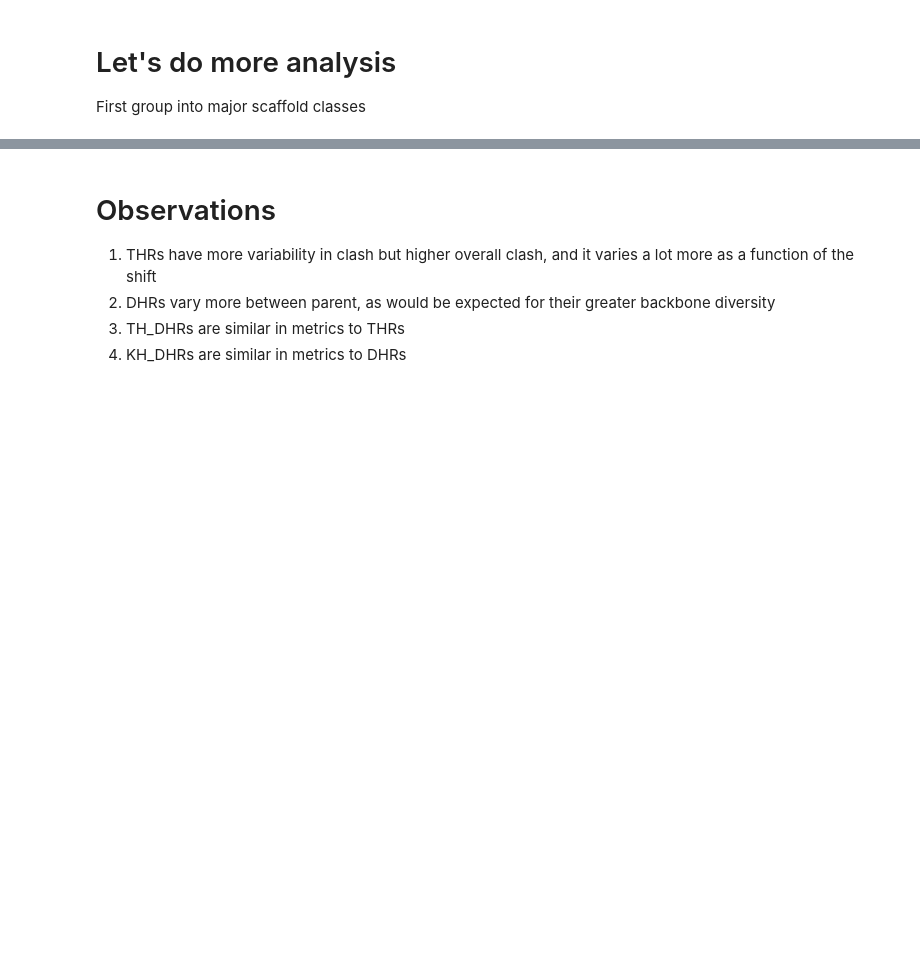
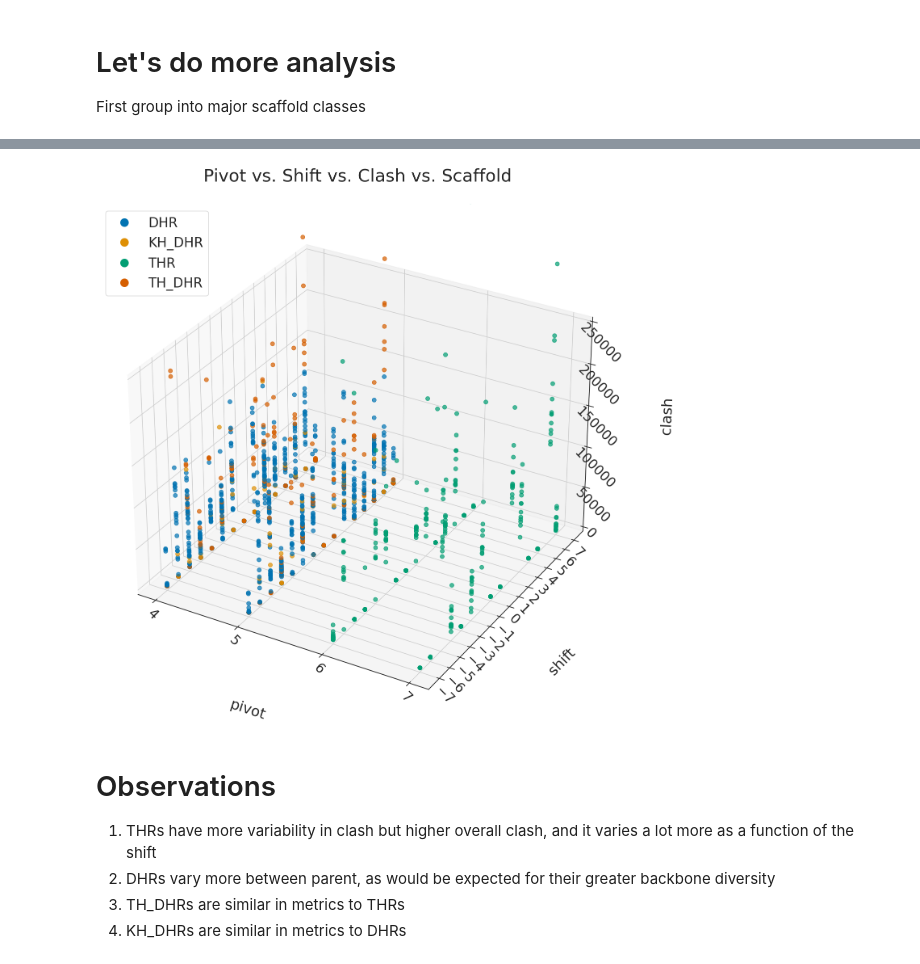
Before and after one commit to proleu/hinges, a Jupyter notebook: 01_make_states.ipynb, the cells around one changed output, grey strips where cells are left out. Cells and saved outputs as stored; diff of their text form; code cells hidden in the pictures; blank space fills up the shorter version.

```diff
--- a/01_make_states.ipynb
+++ b/01_make_states.ipynb
@@ -567,28 +711,33 @@ scores_df.groupby(["scaffold"]).mean()
 # %%
 palette = list(sns.color_palette("colorblind", 256).as_hex())
 palette = palette[:4]
 scaffold_classes = sorted(list(set(scores_df.scaffold.values)))
 color_dict = dict(zip(scaffold_classes, palette))
 
 x = [int(x) for x in scores_df["pivot_helix"]]
 y = [int(x) for x in scores_df["shift"]]
 z = list(scores_df["bb_clash"])
 c = [color_dict[x] for x in list(scores_df["scaffold"])]
 
-fig = plt.figure(figsize=(20,20), tight_layout=True)
+fig = plt.figure(figsize=(20, 20), tight_layout=True)
 ax = fig.add_subplot(111, projection="3d")
 sc = ax.scatter(x, y, z, c=c, s=100, alpha=0.7)
 ax.set_xlabel("pivot", labelpad=100)
 ax.set_ylabel("shift", labelpad=100)
 ax.set_zlabel("clash", labelpad=100)
-ax.set_zlim(0,250000)
+ax.set_zlim(0, 250000)
 ax.tick_params(axis="both", labelrotation=-45)
-ax.set_xticks([4,5,6,7])
-ax.set_yticks(range(-7,8))
-markers = [plt.Line2D([0,0],[0,0],color=color, marker="o", markersize=20, linestyle="") for color in color_dict.values()]
+ax.set_xticks([4, 5, 6, 7])
+ax.set_yticks(range(-7, 8))
+markers = [
+    plt.Line2D([0, 0], [0, 0], color=color, marker="o", markersize=20, linestyle="")
+    for color in color_dict.values()
+]
 plt.legend(markers, color_dict.keys(), numpoints=1)
 fig.suptitle("Pivot vs. Shift vs. Clash vs. Scaffold")
 plt.savefig("figs/01_pivot_vs_shift_vs_clash_subgrouped_scaffolds.png")
+# %% [output]
+[figure, added]
 # %% [markdown]
 # Observations
 1. THRs have more variability in clash but higher overall clash, and it varies a lot more as a function of the shift
```
Also changed, not shown: parts of 24 cells of this notebook.
